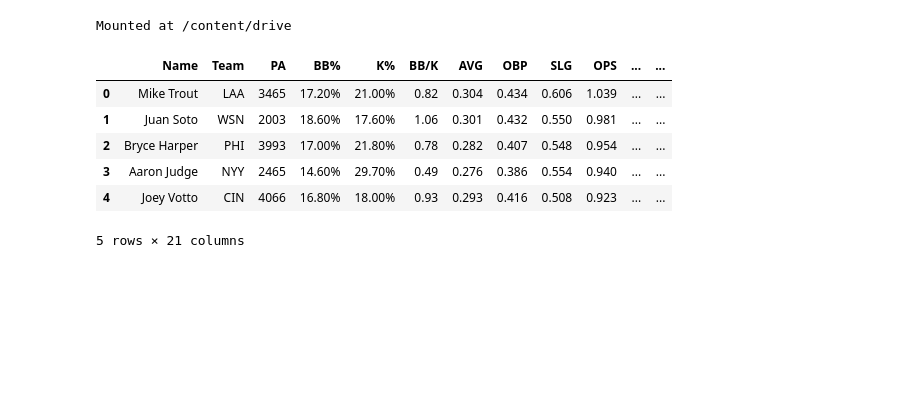
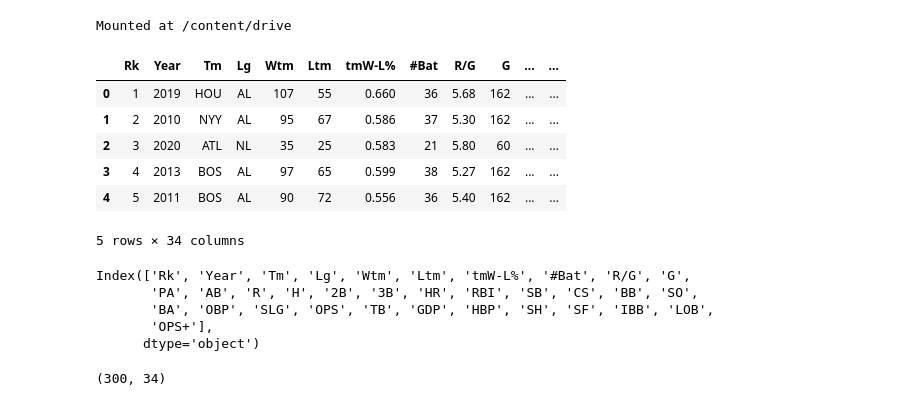
Before and after one commit to cole-beach/MLB-Predictions, a Jupyter notebook: MLB_OBP_Predictions.ipynb, the cells around one changed output. Drawn from its saved outputs; the diff is of its cells as text; code cells hidden in the pictures; blank space fills up the shorter version.

```diff
--- a/MLB_OBP_Predictions.ipynb
+++ b/MLB_OBP_Predictions.ipynb
@@ -21,13 +27,21 @@ from sklearn.cluster import KMeans
 from sklearn.metrics import silhouette_score
 # %%
-path = '/content/drive/MyDrive/MLB Predictions/FanGraphs Leaderboard.csv'
+path = '/content/drive/MyDrive/Coding Dojo: Data Science/Portfolio/MLB Predictions/Data/Team_Batting_2010_2022.csv'
 df = pd.read_csv(path)
-df.head()
+df.head(5)
 # %% [output]
-|  | Name | Team | PA | BB% | K% | BB/K | AVG | OBP | SLG | OPS | ... | ... |
-| 0 | Mike Trout | LAA | 3465 | 17.20% | 21.00% | 0.82 | 0.304 | 0.434 | 0.606 | 1.039 | ... | ... |
-| 1 | Juan Soto | WSN | 2003 | 18.60% | 17.60% | 1.06 | 0.301 | 0.432 | 0.550 | 0.981 | ... | ... |
-| 2 | Bryce Harper | PHI | 3993 | 17.00% | 21.80% | 0.78 | 0.282 | 0.407 | 0.548 | 0.954 | ... | ... |
-| 3 | Aaron Judge | NYY | 2465 | 14.60% | 29.70% | 0.49 | 0.276 | 0.386 | 0.554 | 0.940 | ... | ... |
-| 4 | Joey Votto | CIN | 4066 | 16.80% | 18.00% | 0.93 | 0.293 | 0.416 | 0.508 | 0.923 | ... | ... |
+|  | Rk | Year | Tm | Lg | Wtm | Ltm | tmW-L% | #Bat | R/G | G | ... | ... |
+| 0 | 1 | 2019 | HOU | AL | 107 | 55 | 0.660 | 36 | 5.68 | 162 | ... | ... |
+| 1 | 2 | 2010 | NYY | AL | 95 | 67 | 0.586 | 37 | 5.30 | 162 | ... | ... |
+| 2 | 3 | 2020 | ATL | NL | 35 | 25 | 0.583 | 21 | 5.80 | 60 | ... | ... |
+| 3 | 4 | 2013 | BOS | AL | 97 | 65 | 0.599 | 38 | 5.27 | 162 | ... | ... |
+| 4 | 5 | 2011 | BOS | AL | 90 | 72 | 0.556 | 36 | 5.40 | 162 | ... | ... |
-5 rows × 21 columns
+5 rows × 34 columns
+# %%
+df.columns
+# %% [output]
+Index(['Rk', 'Year', 'Tm', 'Lg', 'Wtm', 'Ltm', 'tmW-L%', '#Bat', 'R/G', 'G',
+       'PA', 'AB', 'R', 'H', '2B', '3B', 'HR', 'RBI', 'SB', 'CS', 'BB', 'SO',
+       'BA', 'OBP', 'SLG', 'OPS', 'TB', 'GDP', 'HBP', 'SH', 'SF', 'IBB', 'LOB',
+       'OPS+'],
+      dtype='object')
@@ -33,0 +50,4 @@ df.head()
+# %%
+df.shape
+# %% [output]
+(300, 34)
```
Also changed, not shown: parts of 45 cells of this notebook.
